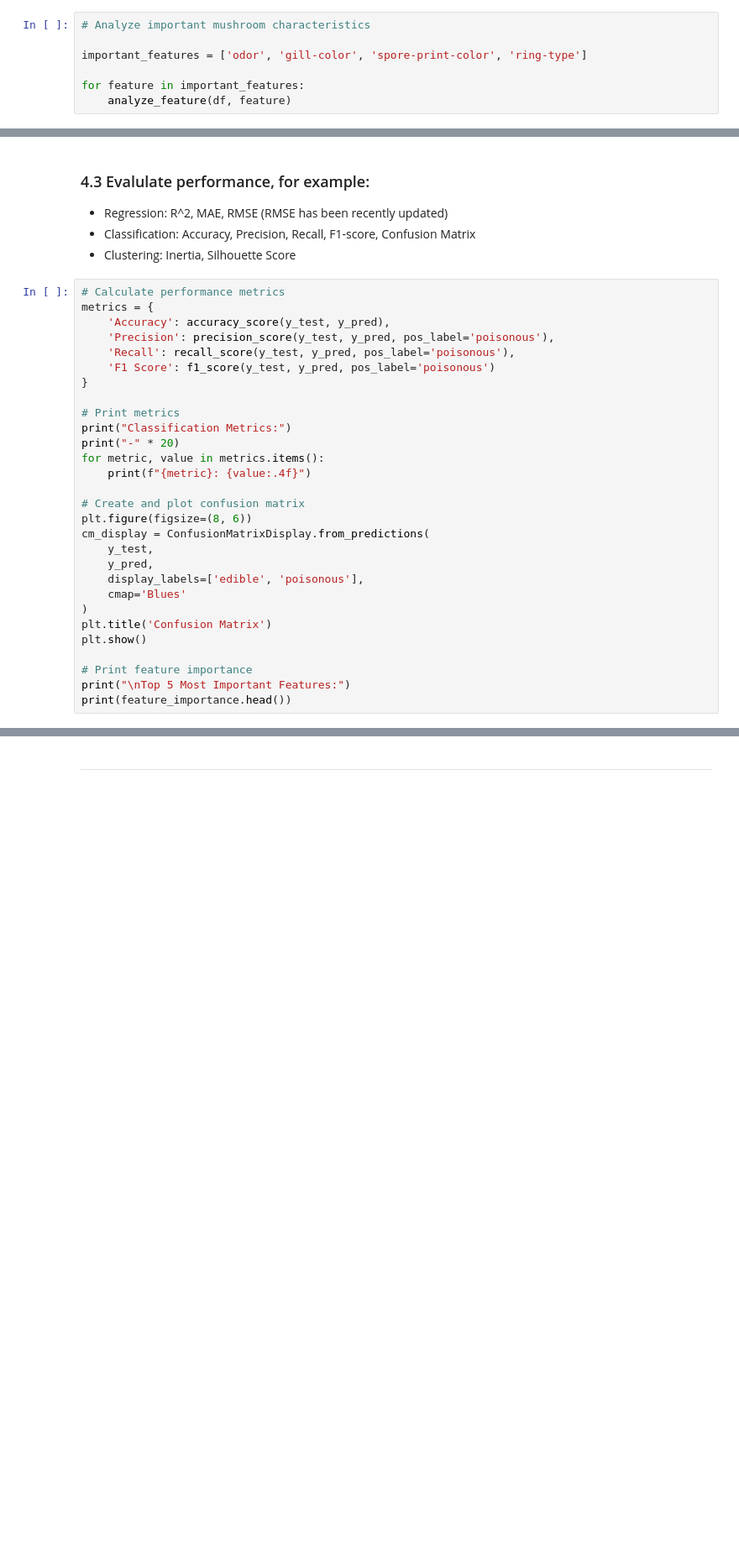
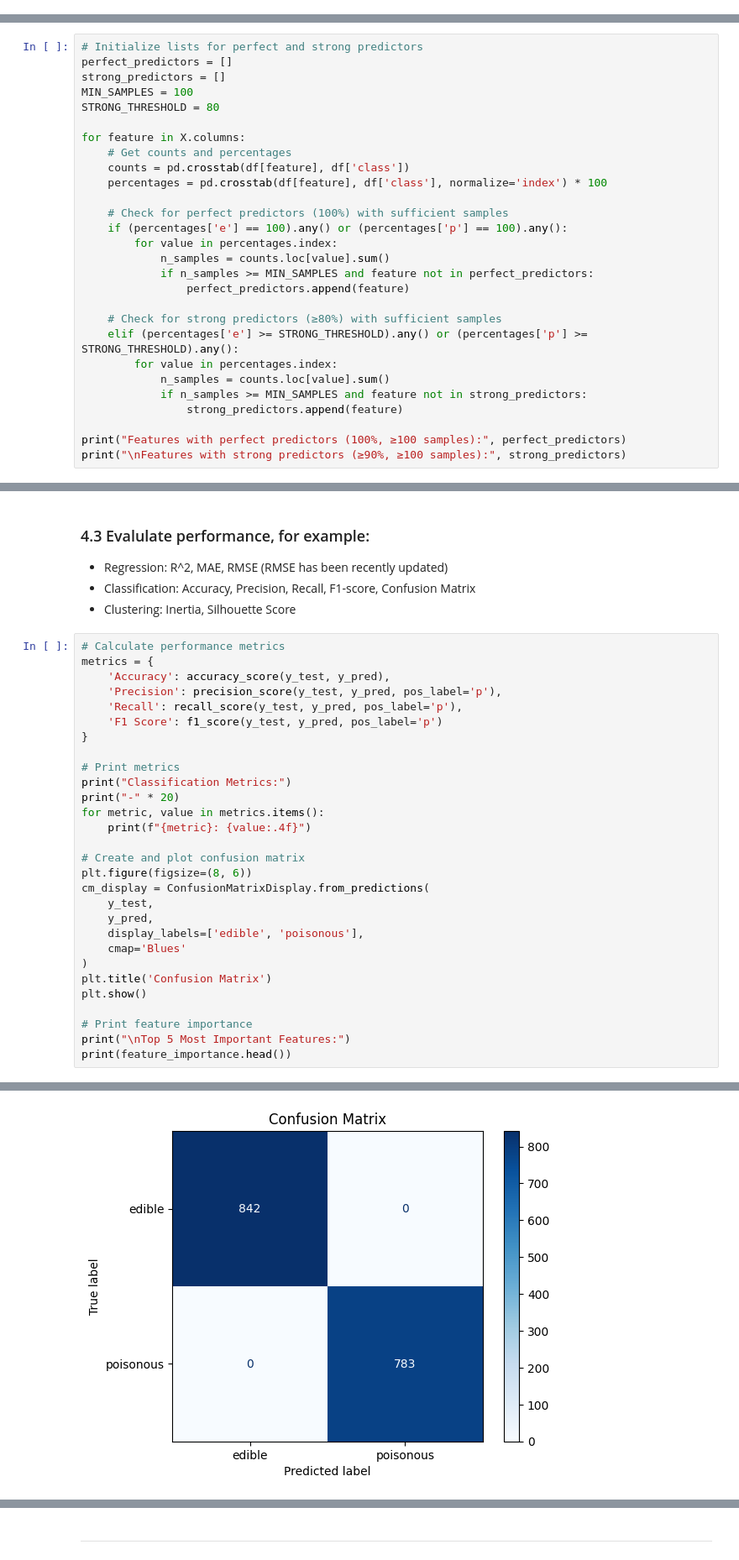
Before and after one commit to NickElias01/midterm-applied-ml-nickelias, a Jupyter notebook: mushrooms.ipynb, the cells around one changed output, grey strips where cells are left out. Shown: that part at 84% size. Saved outputs shown, nothing was run; the diff lists cells and outputs as text; blank space fills up the shorter version.

Commit message:
complete mushroom analysis, update readme

```diff
--- a/mushrooms.ipynb
+++ b/mushrooms.ipynb
@@ -166,7 +230,0 @@ def analyze_feature(df, feature_name):
-# %%
-# Analyze important mushroom characteristics
-
-important_features = ['odor', 'gill-color', 'spore-print-color', 'ring-type']
-
-for feature in important_features:
-    analyze_feature(df, feature)
@@ -399,0 +359,28 @@ print("\nSelected features:", important_features)
+# %%
+# Initialize lists for perfect and strong predictors
+perfect_predictors = []
+strong_predictors = []
+MIN_SAMPLES = 100
+STRONG_THRESHOLD = 80
+
+for feature in X.columns:
+    # Get counts and percentages
+    counts = pd.crosstab(df[feature], df['class'])
+    percentages = pd.crosstab(df[feature], df['class'], normalize='index') * 100
+
+    # Check for perfect predictors (100%) with sufficient samples
+    if (percentages['e'] == 100).any() or (percentages['p'] == 100).any():
+        for value in percentages.index:
+            n_samples = counts.loc[value].sum()
+            if n_samples >= MIN_SAMPLES and feature not in perfect_predictors:
+                perfect_predictors.append(feature)
+
+    # Check for strong predictors (≥80%) with sufficient samples
+    elif (percentages['e'] >= STRONG_THRESHOLD).any() or (percentages['p'] >= STRONG_THRESHOLD).any():
+        for value in percentages.index:
+            n_samples = counts.loc[value].sum()
+            if n_samples >= MIN_SAMPLES and feature not in strong_predictors:
+                strong_predictors.append(feature)
+
+print("Features with perfect predictors (100%, ≥100 samples):", perfect_predictors)
+print("\nFeatures with strong predictors (≥90%, ≥100 samples):", strong_predictors)
@@ -546,9 +628,9 @@ print(feature_importance.head(10))
 # Calculate performance metrics
 metrics = {
     'Accuracy': accuracy_score(y_test, y_pred),
-    'Precision': precision_score(y_test, y_pred, pos_label='poisonous'),
-    'Recall': recall_score(y_test, y_pred, pos_label='poisonous'),
-    'F1 Score': f1_score(y_test, y_pred, pos_label='poisonous')
+    'Precision': precision_score(y_test, y_pred, pos_label='p'),
+    'Recall': recall_score(y_test, y_pred, pos_label='p'),
+    'F1 Score': f1_score(y_test, y_pred, pos_label='p')
 }
 
 # Print metrics
@@ -571,3 +653,4 @@ plt.show()
 # Print feature importance
 print("\nTop 5 Most Important Features:")
 print(feature_importance.head())
+# %% [output]
@@ -573,0 +664 @@ print(feature_importance.head())
+[figure, added]
```
Also changed, not shown: parts of 41 cells of this notebook, 1 other file.
